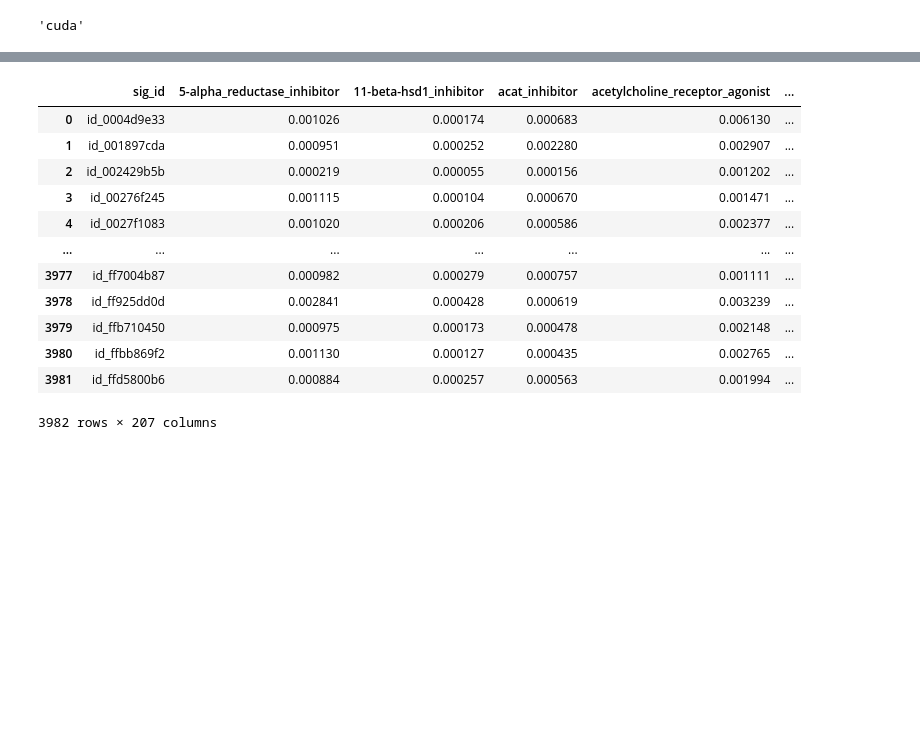
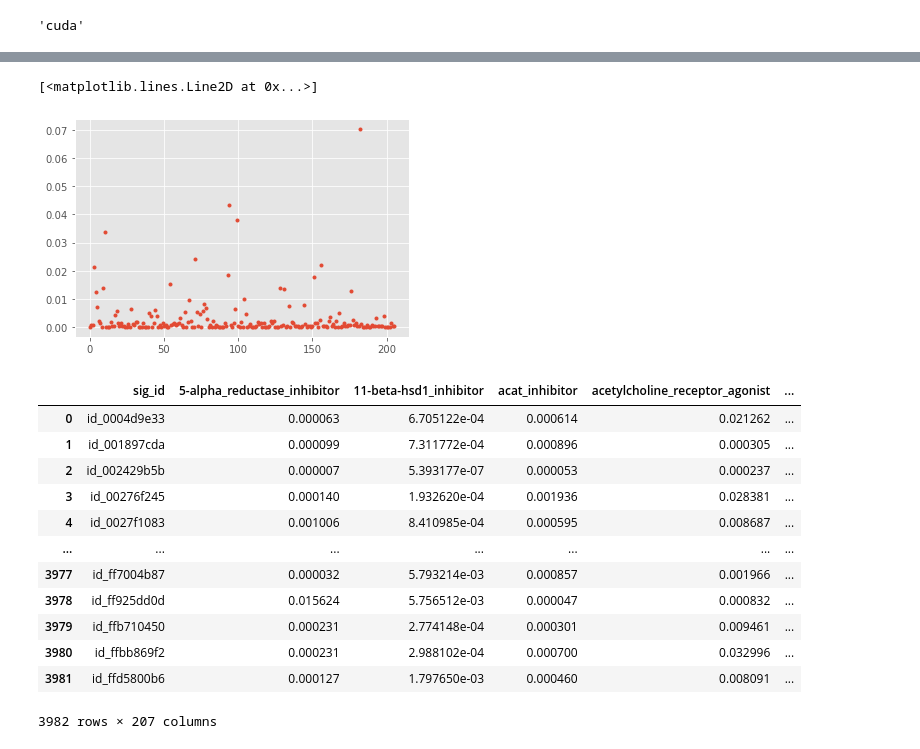
Before and after one commit to Mainakdeb/moa-classification, a Jupyter notebook: moa-classification.ipynb, the cells around one changed output, grey strips where cells are left out. Saved outputs shown, nothing was run; the diff lists cells and outputs as text; code cells hidden in the pictures; blank space fills up the shorter version.

```diff
--- a/moa-classification.ipynb
+++ b/moa-classification.ipynb
@@ -1,7 +1,12 @@
 # %%
+import time
 import numpy as np
 import pandas as pd
-import time
+from IPython.display import clear_output
+import matplotlib.pyplot as plt
+from scipy.ndimage.filters import gaussian_filter1d   ## smoother
+from tqdm.notebook import tqdm
+
 
 import os
 for dirname, _, filenames in os.walk('/kaggle/input'):
@@ -16,15 +21,20 @@ from torch.nn import functional as F
 import torch.optim as optim
 from torch.utils.data import DataLoader, Dataset
 from torch.utils.data.dataset import random_split
+from torch.optim.lr_scheduler import ReduceLROnPlateau
+
+from sklearn.compose import ColumnTransformer
+from sklearn.preprocessing import Normalizer
+from sklearn.preprocessing import OneHotEncoder
 
 
-from IPython.display import clear_output
-import matplotlib.pyplot as plt
-from matplotlib import style
-style.use('ggplot')
-from scipy.ndimage.filters import gaussian_filter1d   ## smoother
-from tqdm.notebook import tqdm
-from torch.optim.lr_scheduler import ReduceLROnPlateau
+
+def seed_everything(seed=42):
+    torch.manual_seed(seed)
+    torch.cuda.manual_seed(seed)
+    torch.backends.cudnn.deterministic = True
+
+seed_everything(seed=42)
 # %% [output]
 /kaggle/input/lish-moa/sample_submission.csv
 /kaggle/input/lish-moa/train_targets_scored.csv
@@ -356,6 +367,9 @@ with open('./submission_cp.csv', "w", newline="") as f:
+# %%
+plt.plot(final_sub.values[0], ".")
+# %% [output]
+[<matplotlib.lines.Line2D at 0x...>]
+[figure, added]
 # %%
-final_sub = pd.read_csv('./submission_cp.csv', header = None)
-final_sub.head()
 final_sub.columns = submission.columns[1:]
 final_sub["sig_id"] = submission["sig_id"]
 good_cols = np.roll(final_sub.columns.values, 1)
@@ -364,15 +378,15 @@ final_sub.to_csv("./submission.csv", index=False)
 final_sub
 # %% [output]
 |  | sig_id | 5-alpha_reductase_inhibitor | 11-beta-hsd1_inhibitor | acat_inhibitor | acetylcholine_receptor_agonist | ... |
-| 0 | id_0004d9e33 | 0.001026 | 0.000174 | 0.000683 | 0.006130 | ... |
-| 1 | id_001897cda | 0.000951 | 0.000252 | 0.002280 | 0.002907 | ... |
-| 2 | id_002429b5b | 0.000219 | 0.000055 | 0.000156 | 0.001202 | ... |
-| 3 | id_00276f245 | 0.001115 | 0.000104 | 0.000670 | 0.001471 | ... |
-| 4 | id_0027f1083 | 0.001020 | 0.000206 | 0.000586 | 0.002377 | ... |
+| 0 | id_0004d9e33 | 0.000063 | 6.705122e-04 | 0.000614 | 0.021262 | ... |
+| 1 | id_001897cda | 0.000099 | 7.311772e-04 | 0.000896 | 0.000305 | ... |
+| 2 | id_002429b5b | 0.000007 | 5.393177e-07 | 0.000053 | 0.000237 | ... |
+| 3 | id_00276f245 | 0.000140 | 1.932620e-04 | 0.001936 | 0.028381 | ... |
+| 4 | id_0027f1083 | 0.001006 | 8.410985e-04 | 0.000595 | 0.008687 | ... |
 | ... | ... | ... | ... | ... | ... | ... |
-| 3977 | id_ff7004b87 | 0.000982 | 0.000279 | 0.000757 | 0.001111 | ... |
-| 3978 | id_ff925dd0d | 0.002841 | 0.000428 | 0.000619 | 0.003239 | ... |
-| 3979 | id_ffb710450 | 0.000975 | 0.000173 | 0.000478 | 0.002148 | ... |
-| 3980 | id_ffbb869f2 | 0.001130 | 0.000127 | 0.000435 | 0.002765 | ... |
-| 3981 | id_ffd5800b6 | 0.000884 | 0.000257 | 0.000563 | 0.001994 | ... |
+| 3977 | id_ff7004b87 | 0.000032 | 5.793214e-03 | 0.000857 | 0.001966 | ... |
+| 3978 | id_ff925dd0d | 0.015624 | 5.756512e-03 | 0.000047 | 0.000832 | ... |
+| 3979 | id_ffb710450 | 0.000231 | 2.774148e-04 | 0.000301 | 0.009461 | ... |
+| 3980 | id_ffbb869f2 | 0.000231 | 2.988102e-04 | 0.000700 | 0.032996 | ... |
+| 3981 | id_ffd5800b6 | 0.000127 | 1.797650e-03 | 0.000460 | 0.008091 | ... |
 3982 rows × 207 columns
```
Also changed, not shown: parts of 17 cells of this notebook.
